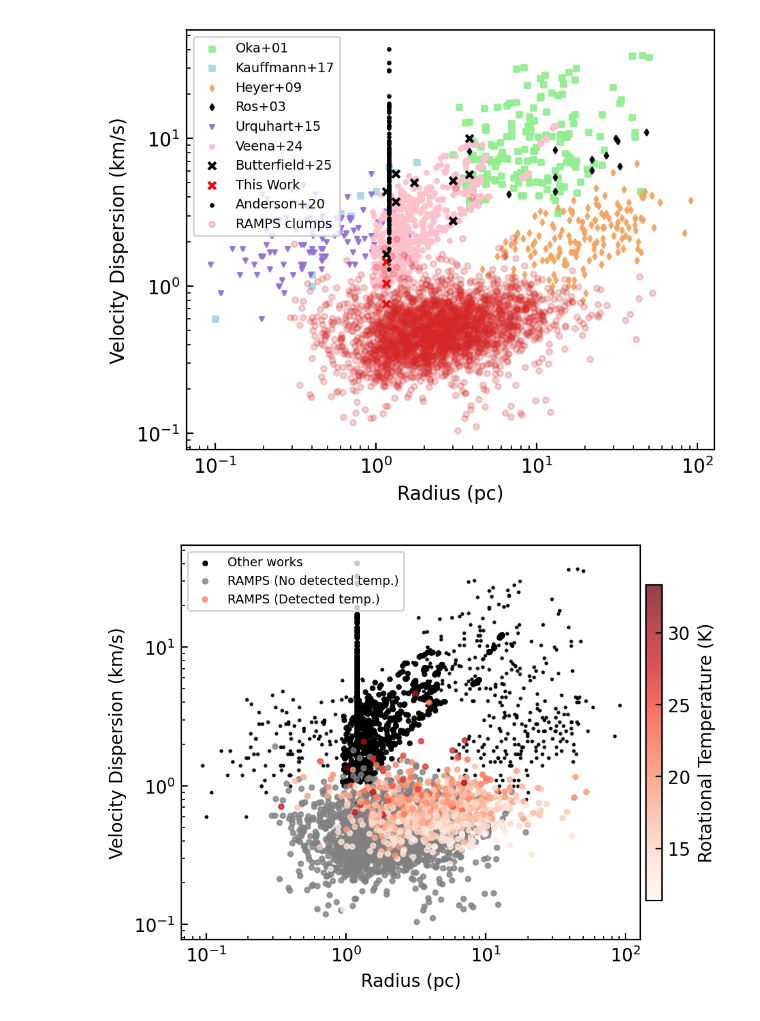
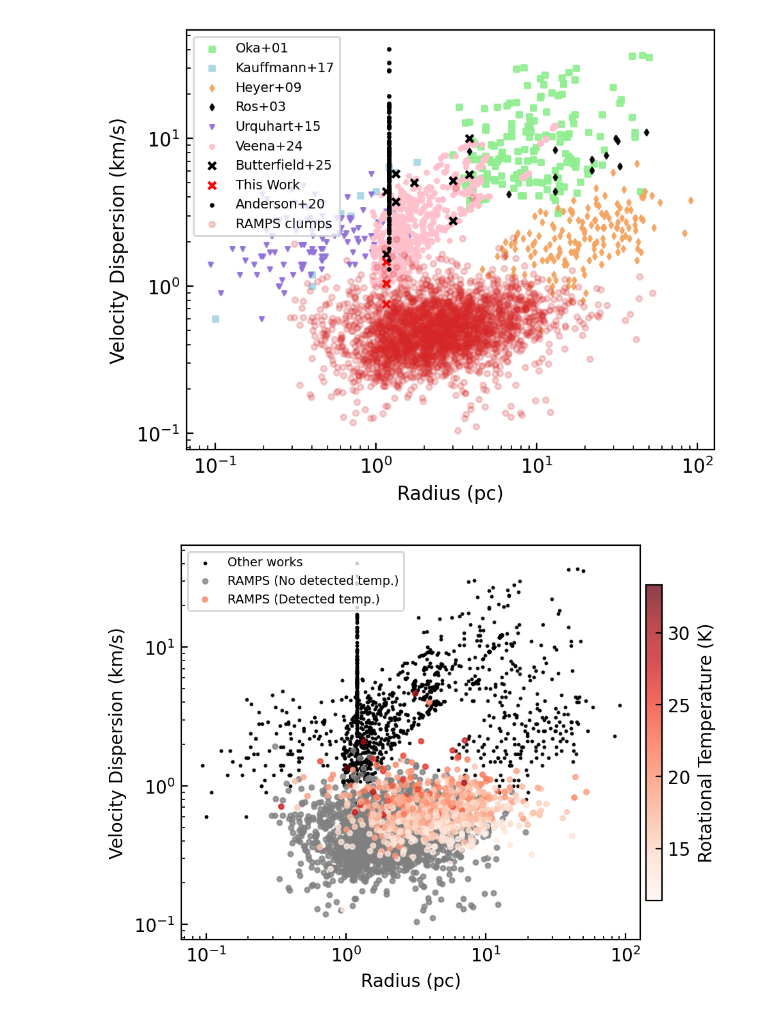
Before and after one commit to harrisonfwest/GBO-REU, a Jupyter notebook: Butterfield_plotting/linewidth_plot.ipynb, the cells around one changed output. Cells and saved outputs as stored; diff of their text form; code cells hidden in the pictures.

Commit message:
refine plots, create to-do list

```diff
--- a/Butterfield_plotting/linewidth_plot.ipynb
+++ b/Butterfield_plotting/linewidth_plot.ipynb
@@ -487,8 +486,6 @@ plt.savefig("/users/hfwest/GBO-REU/plots/New-Comp-Larson5--West-Morgan.png",bbox
 # %% [output]
 [figure]
 # %%
-import pandas
-
 plt.figure(figsize=(w+.5, h), dpi=d) # adding space for colorbar
 plt.loglog(r1,l1)
 
@@ -497,64 +494,34 @@ plt.scatter(kauf_r,kauf_l, s=5, color='black', marker='.')
 plt.scatter(heyer09_r, heyer09_l, s=5, color='black',alpha=0.9, marker='.')
 plt.scatter(caselli95_r, caselli95_l, s=5, color='black',alpha=0.9, marker='.')
 plt.scatter(morgan_r, morgan_l, s=5, color='black',alpha=0.9, marker='.')
-plt.scatter(veena24_r,veena24_l, s=5, color='black', alpha=0.9)
+plt.scatter(veena24_r,veena24_l, s=5, color='black', alpha=0.9, marker = '.')
 #plt.scatter(x_data, y_data, c='r', label='data')
 #plt.scatter(whole_r,whole_e, s=12, c='red', label='component 1', marker='X')
 #plt.scatter(whole_r,whole_m, s=12, c='k', label='component 2', marker='+')
 plt.scatter(midr,midl, s=5, color='black', marker='.')
 plt.scatter(new_r,new_l, s=5, color='black', marker='.')
-plt.scatter(SgrE_and_r,SgrE_and_l, s=5, color='black', label='Other works')
+plt.scatter(SgrE_and_r,SgrE_and_l, s=5, color='black', label='Other works', marker = '.')
 #plt.annotate('',(0.75,7),xytext=(1.25,7),arrowprops=dict(arrowstyle='-|>',facecolor='black'))
 #plt.plot(x_func, y_func, color='black', linewidth=0.5, linestyle='dashed', label='$\sigma(v) = 5.5 r^{0.66}$')
 #plt.plot(x_func, y_func1, c='b', label='$\sigma(x) = 4.5 r^{0.66}$')
 v=[0.108,60.0,0.5,40.0]
 # plt.axis(v)
 plt.xlabel('Radius (pc)')
 plt.ylabel('Velocity Dispersion (km/s)')
 #plt.title('Linewidth-Size Relationship')
-
-data = pandas.read_csv('RAMPS_clump_catalog_diss_data.txt', skiprows = 2, sep = '\s+',\
-                        names = ['ClumpName', # Identifier
-                                 'theta_maj', # Major axis angular size of ellipsoidal fit to clump
-                                 'theta_min', # Minor axis angular size of same
-                                 'T_rot', # NH3 Rotational temperature
-                                 'log10(N_tot,ba)', # Base 10 log of the beam-averaged NH3 column density
-                                 'sigma', # Turbulent velocity dispersion
-                                 'V_LSR', # Local Standard of Rest velocity
-                                 'chi(NH3)',
-                                 'd1', # Distance to clump
-                                 'p1', # Probability of above distance given by the distance PDF
-                                 'M_clump', # Clump mass
-                                 'L_clump', # Clump luminosity
-                                 'EvolState', # Stellar evolutionary state; Q(uiescent), P(rotostellar), H(II region), PDR (Photodissociation region), U(nknown)
-                                 'FILLER1',
-                                 'FILLER2',
-                                 'FILLER3',
-                                 'T_rot_err', # Error in T_rot
-                                 'log10(N_tot,ba)_err', # Error in log10(N_tot,ba)
-                                 'sigma_err', # Error in sigma
-                                 'V_LSR_err', # Error in V_LSR
-                                 'chi(NH3)_err',
-                                 'd1_err', # Error in d1
-                                 'FILLER4',
-                                 'M_clump_err', # Error in M_clump
-                                 'L_clump_err', # Error in L_clump
-                                 'FILLER5'])\
-             .drop(columns = ['FILLER1', 'FILLER2', 'FILLER3', 'FILLER4', 'FILLER5'])
-
 
 sigma_vals = data['sigma']
 length_vals = data['theta_maj'] * np.pi/(60*180) * data['d1'] * 1000
 
 
 plt.scatter(x = length_vals[data['T_rot'].isna()], y = sigma_vals[data['T_rot'].isna()], marker = 'o', c = 'gray', label = 'RAMPS (No detected temp.)', alpha = .75, s = 7)
 plt.scatter(x = length_vals[~data['T_rot'].isna()], y = sigma_vals[~data['T_rot'].isna()], marker = 'o', c = data['T_rot'][~data['T_rot'].isna()], cmap = 'Reds', label = 'RAMPS (Detected temp.)', alpha = .75, s = 7)
 plt.colorbar(label = 'Rotational Temperature (K)', pad = 0.01, shrink = 0.8, aspect = 20)
 
 plt.legend(fontsize='x-small')#, bbox_to_anchor=(1, 0.5))
 
 # plt.show()
 
 plt.savefig("/users/hfwest/GBO-REU/plots/New-Comp-Larson6--West-Morgan.png",bbox_inches = 'tight', pad_inches = 0.1)
 # %% [output]
-[figure, old version]
+[figure, new version]
```
Also changed, not shown: parts of 4 cells of this notebook, 4 other files.
